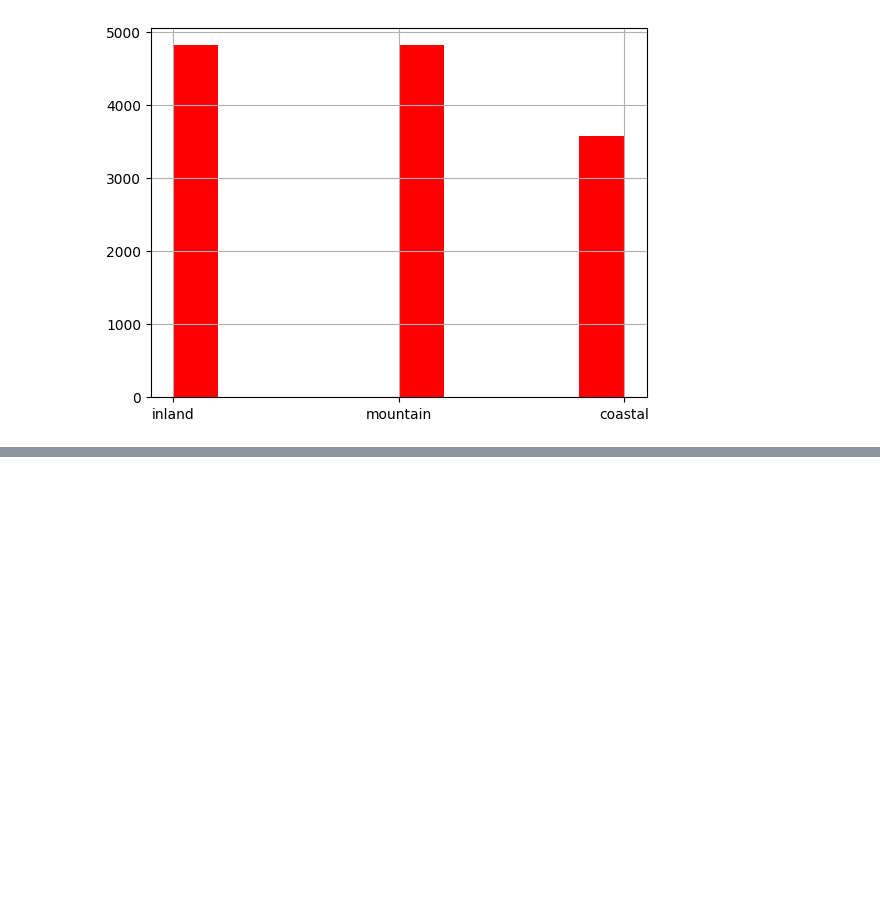
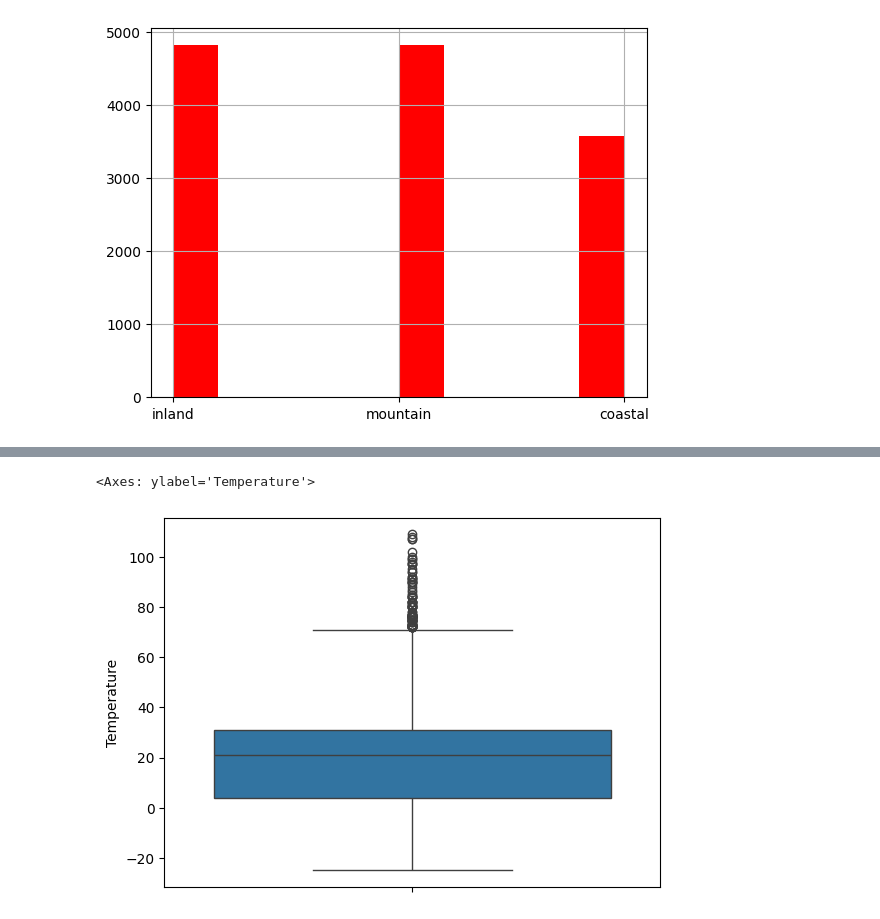
Before and after one commit to Karan-Chauhan19/Weather-Type-Classification, a Jupyter notebook: Notebook/eda.ipynb, the cells around one changed output, grey strips where cells are left out. Drawn from its saved outputs; the diff is of its cells as text; code cells hidden in the pictures; blank space fills up the shorter version.

```diff
--- a/Notebook/eda.ipynb
+++ b/Notebook/eda.ipynb
@@ -131,0 +170,7 @@ df.Location.hist(color='red')
+# %%
+#Visualization-6
+#Check outliers in temprature column
+sns.boxplot(df['Temperature'])
+# %% [output]
+<Axes: ylabel='Temperature'>
+[figure, added]
```
Also changed, not shown: parts of 13 cells of this notebook.
